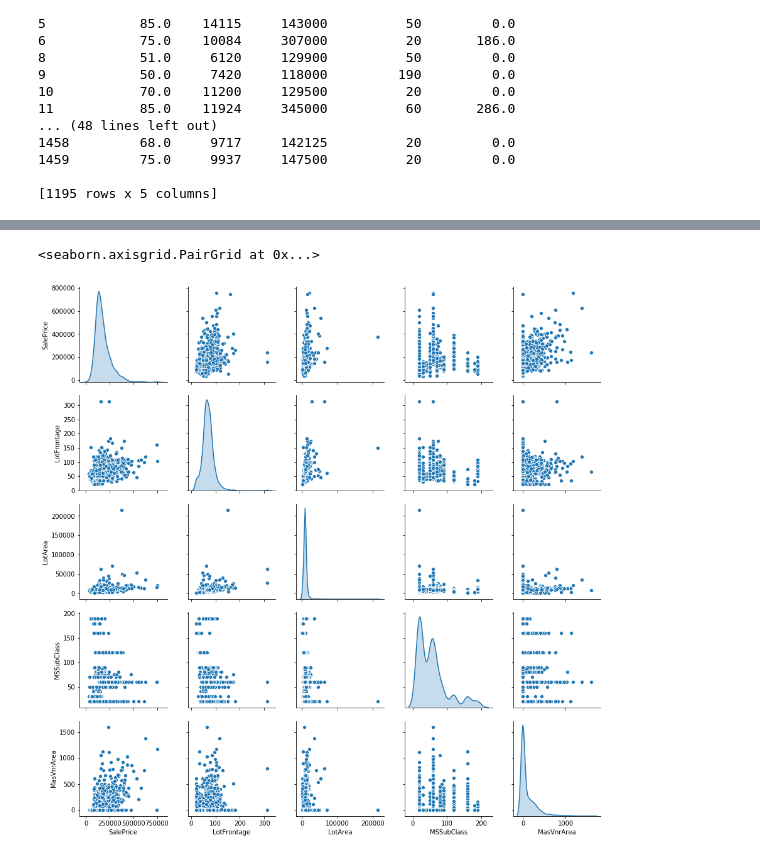
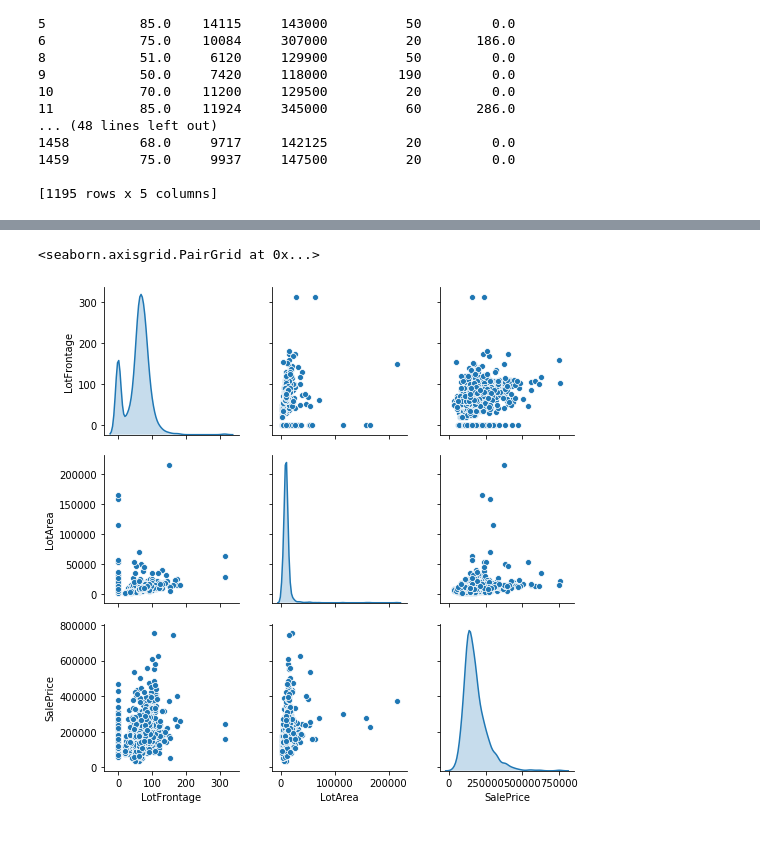
Before and after one commit to galihsatriawan/House-Price-Regression, a Jupyter notebook: PreProcessing.ipynb, the cells around one changed output, grey strips where cells are left out. Saved outputs shown, nothing was run; the diff lists cells and outputs as text; code cells hidden in the pictures.

```diff
--- a/PreProcessing.ipynb
+++ b/PreProcessing.ipynb
@@ -8,7 +8,7 @@ df = pd.read_csv('/home/sh0brun/Documents/Untitled Folder/train.csv')
 cleanData = df.copy()
 
 def changeToNol(val):
-    return 0 if pd.isna(val) else val
+    return 0 if (pd.isna(val) or (val == "NA") or (val == 'None')  ) else val
 for field in df.columns:
     cleanData[field] = df[field].apply(changeToNol)
 print(cleanData)
@@ -45,8 +45,14 @@ def transform_data(val):
         dict_value.append(val)
     return _index
 
-for field in ['Alley']:
+for field in ['Street','Alley','LotShape','LandContour','Utilities','LotConfig','LandSlope','Neighborhood','Condition1',
+             'Condition2','BldgType','HouseStyle','RoofStyle','RoofMatl','Exterior1st','Exterior2nd','MasVnrType',
+             'ExterQual','ExterCond','Foundation','BsmtQual','BsmtCond','BsmtExposure','BsmtFinType1','BsmtFinType2',
+             'BsmtFinType2','Heating','HeatingQC','CentralAir','Electrical','KitchenQual','Functional','FireplaceQu',
+              'GarageType','GarageFinish','GarageQual','GarageCond','PavedDrive','PoolQC','Fence','MiscFeature',
+              'SaleType','SaleCondition','MSZoning'
+             ]:
     dict_value = []
     defining_value[field] = cleanData[field].apply(transform_data)
 
-print(defining_value['Alley'])
+# print(defining_value['Alley'])
@@ -115,5 +129,5 @@ print(sub)
 # %%
-sb.pairplot(sub[['SalePrice','LotFrontage','LotArea','MSSubClass','MasVnrArea']],diag_kind='kde')
+sb.pairplot(defining_value[['LotFrontage','LotArea','SalePrice']],diag_kind='kde')
 # %% [output]
 <seaborn.axisgrid.PairGrid at 0x...>
-[figure, old version]
+[figure, new version]
```
Also changed, not shown: parts of 21 cells of this notebook, 3 other files.
